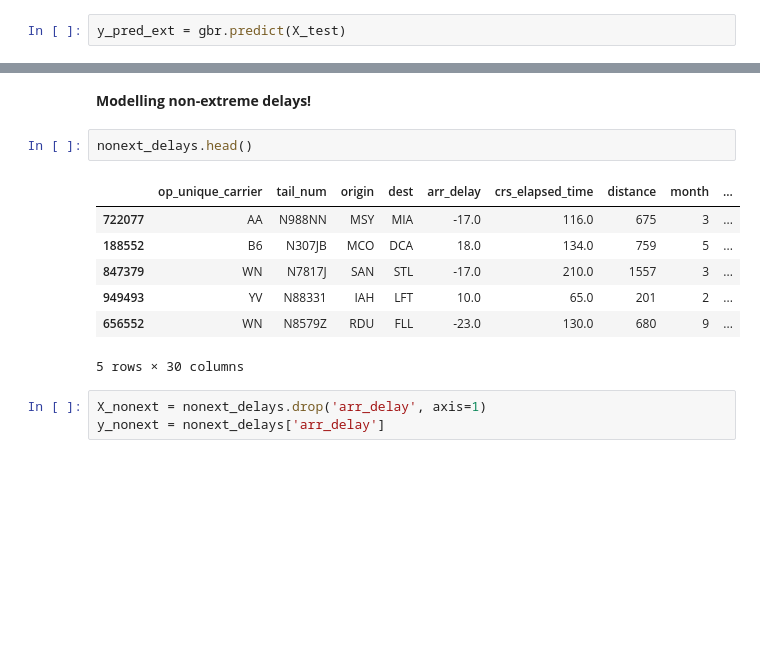
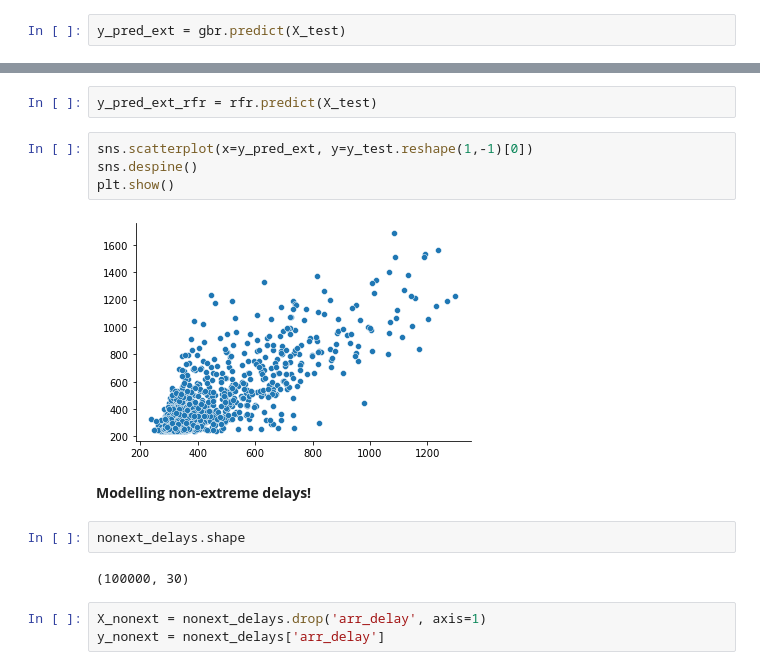
Before and after one commit to michaelhalim168/flight-delay-prediction, a Jupyter notebook: notebooks/regression-model-testing.ipynb, the cells around one changed output, grey strips where cells are left out. Saved outputs shown, nothing was run; the diff lists cells and outputs as text; blank space fills up the shorter version.

```diff
--- a/notebooks/regression-model-testing.ipynb
+++ b/notebooks/regression-model-testing.ipynb
@@ -440,15 +470,17 @@ plt.show()
+# %%
+y_pred_ext_rfr = rfr.predict(X_test)
+# %%
+sns.scatterplot(x=y_pred_ext, y=y_test.reshape(1,-1)[0])
+sns.despine()
+plt.show()
+# %% [output]
+[figure, added]
 # %% [markdown]
 <b> Modelling non-extreme delays! </b>
 # %%
-nonext_delays.head()
+nonext_delays.shape
 # %% [output]
-|  | op_unique_carrier | tail_num | origin | dest | arr_delay | crs_elapsed_time | distance | month | ... |
-| 722077 | AA | N988NN | MSY | MIA | -17.0 | 116.0 | 675 | 3 | ... |
-| 188552 | B6 | N307JB | MCO | DCA | 18.0 | 134.0 | 759 | 5 | ... |
-| 847379 | WN | N7817J | SAN | STL | -17.0 | 210.0 | 1557 | 3 | ... |
-| 949493 | YV | N88331 | IAH | LFT | 10.0 | 65.0 | 201 | 2 | ... |
-| 656552 | WN | N8579Z | RDU | FLL | -23.0 | 130.0 | 680 | 9 | ... |
-5 rows × 30 columns
+(100000, 30)
 # %%
 X_nonext = nonext_delays.drop('arr_delay', axis=1)
 y_nonext = nonext_delays['arr_delay']
```
Also changed, not shown: parts of 41 cells of this notebook, 2 other files.
